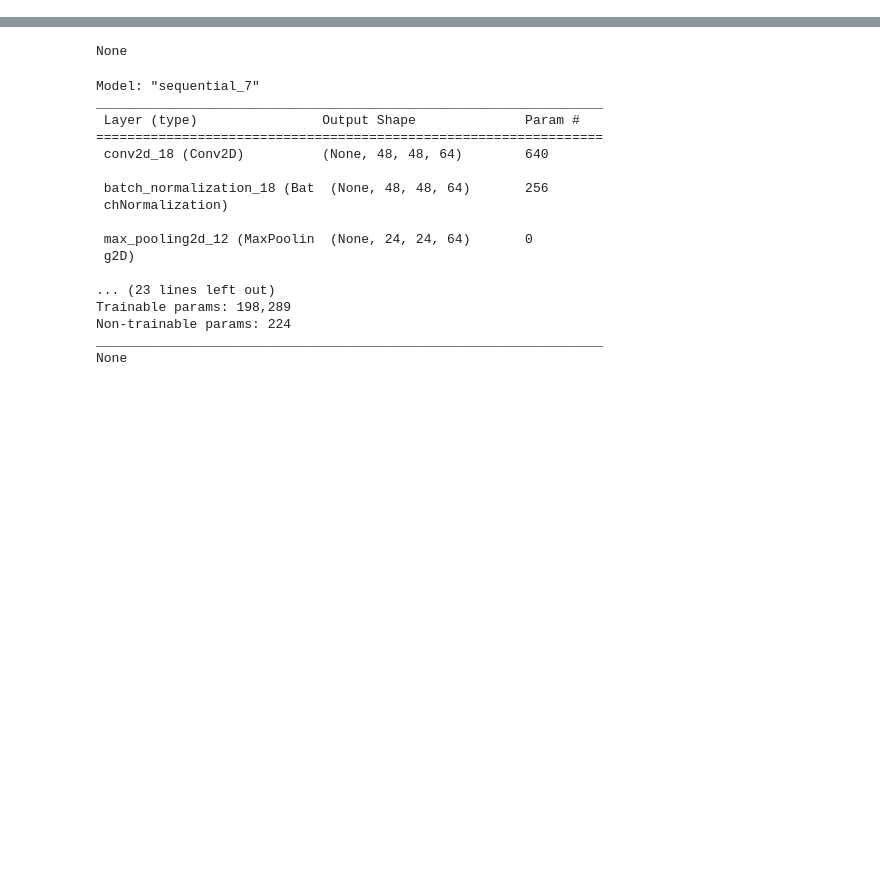
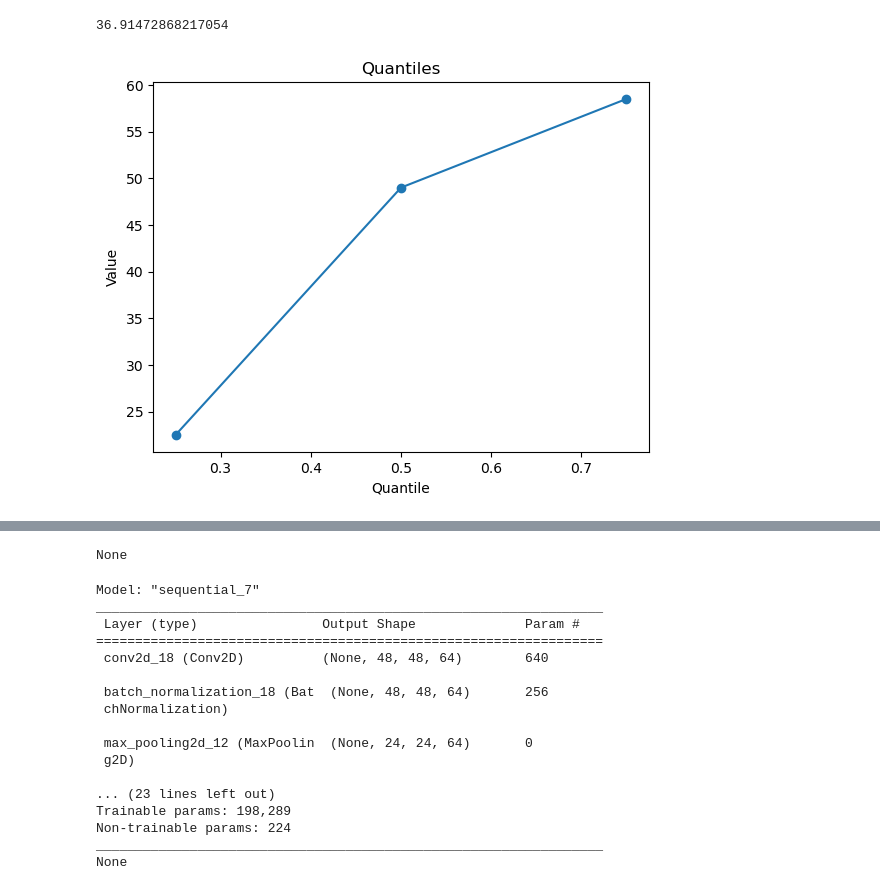
Before and after one commit to Fahim17/inferring-miRNA, a Jupyter notebook: prediction_model.ipynb, the cells around one changed output, grey strips where cells are left out. Cells and saved outputs as stored; diff of their text form; code cells hidden in the pictures; blank space fills up the shorter version.

```diff
--- a/prediction_model.ipynb
+++ b/prediction_model.ipynb
@@ -146 +134,14 @@ top_miRNAs.sort_values(by='count')
+# %%
+top_miRNAs['amount'].value_counts().mean()
+# %% [output]
+36.91472868217054
+# %%
+quantiles  = top_miRNAs['grade'].value_counts().quantile([0.25, 0.5, 0.75])
+quantiles.plot(marker='o')
+plt.xlabel('Quantile')
+plt.ylabel('Value')
+plt.title('Quantiles')
+plt.show()
+# %% [output]
+[figure, added]
 # %%
```
Also changed, not shown: parts of 11 cells of this notebook.
